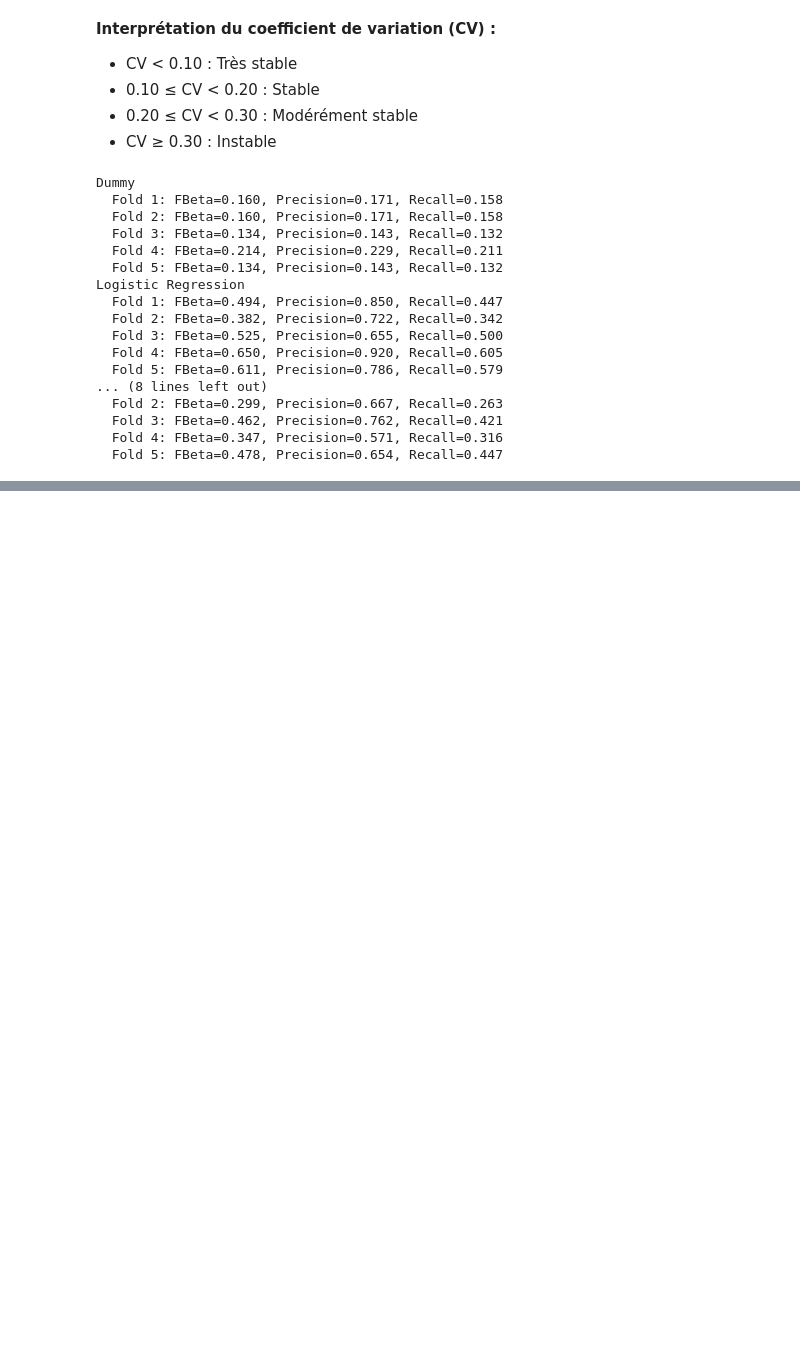
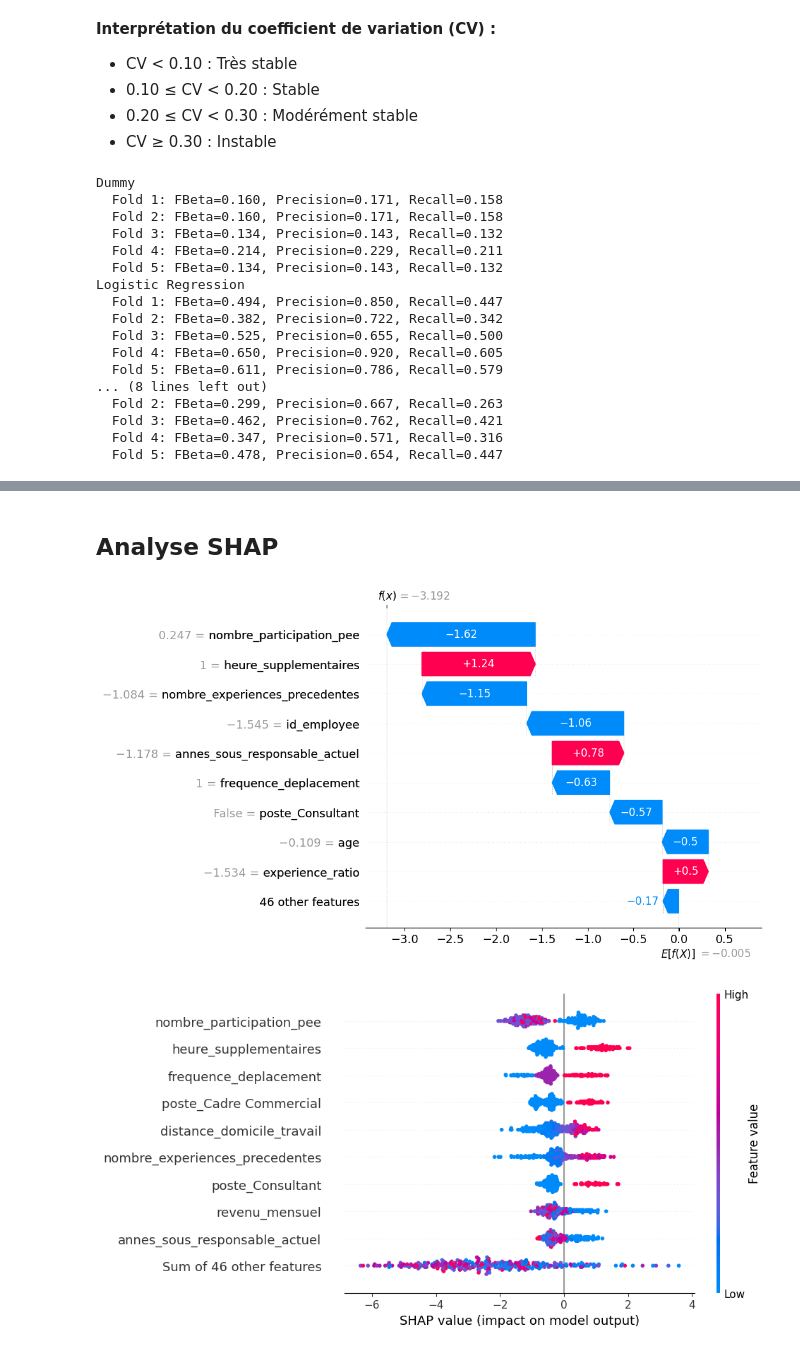
Before and after one commit to Christophe-Ringot/projet_04_OC, a Jupyter notebook: main.ipynb, the cells around one changed output, grey strips where cells are left out. Drawn from its saved outputs; the diff is of its cells as text; code cells hidden in the pictures; blank space fills up the shorter version.

```diff
--- a/main.ipynb
+++ b/main.ipynb
@@ -899,0 +921,33 @@ ax.grid(True, alpha=0.3)
+# %% [markdown]
+## Analyse SHAP
+# %%
+import shap
+
+X_test_df = pd.DataFrame(
+    X_test_final,
+    columns=X_test_final.columns
+)
+
+explainer = shap.TreeExplainer(xgb_clf)
+shap_values = explainer.shap_values(X_test_df)
+
+
+idx_depart = y_test[y_test == 1].index[0]
+idx_in_test = X_test_df.index.get_loc(idx_depart)
+
+shap.plots.waterfall(shap.Explanation(
+    values=shap_values[idx_in_test],
+    base_values=explainer.expected_value,
+    data=X_test_df.iloc[idx_in_test],
+    feature_names=X_test_df.columns.tolist()
+))
+
+shap.plots.beeswarm(shap.Explanation(
+    values=shap_values,
+    base_values=explainer.expected_value,
+    data=X_test_df,
+    feature_names=X_test_df.columns.tolist()
+), max_display=10)
+# %% [output]
+[figure, added]
+[figure, added]
```
Also changed, not shown: parts of 15 cells of this notebook, 2 other files.
